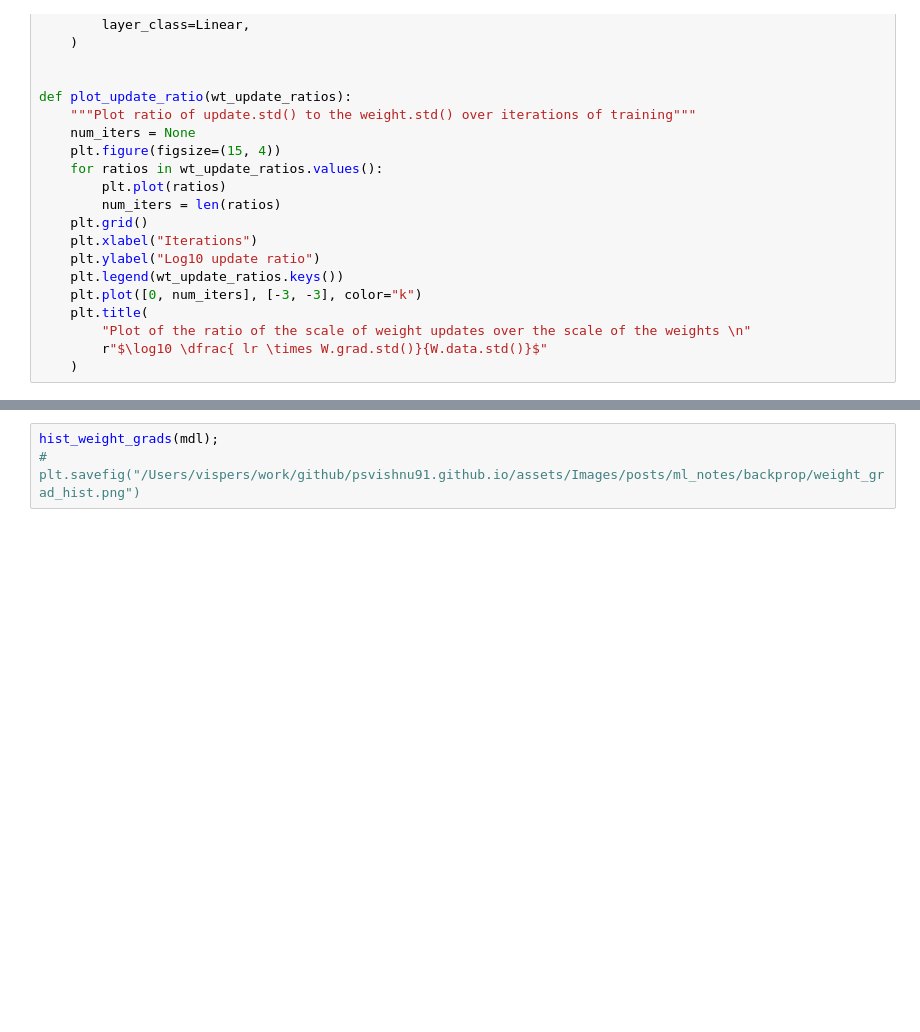
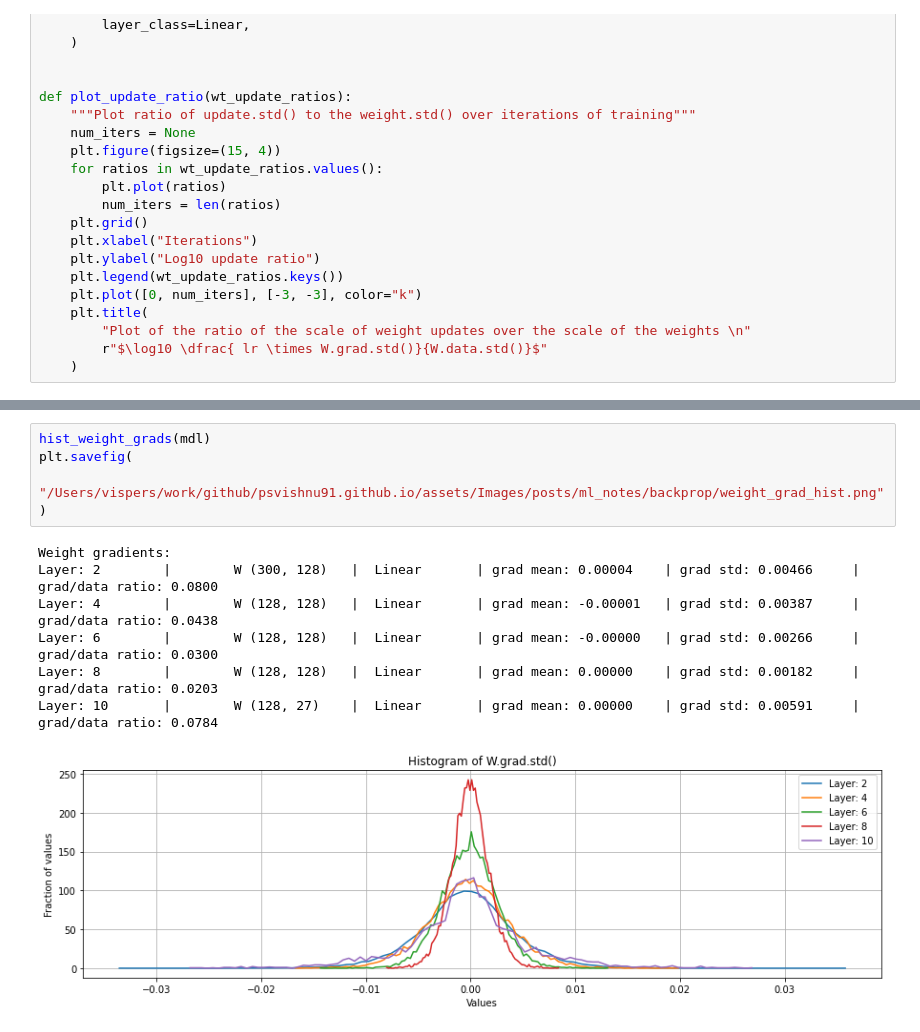
Before and after one commit to vispz/andrej_lectures, a Jupyter notebook: lecture-4-makemore-activation-grads.ipynb, the cells around one changed output, grey strips where cells are left out. Saved outputs shown, nothing was run; the diff lists cells and outputs as text; blank space fills up the shorter version.

```diff
--- a/lecture-4-makemore-activation-grads.ipynb
+++ b/lecture-4-makemore-activation-grads.ipynb
@@ -1130,5 +1183,15 @@ hist_actvn_grads(mdl);
 # %%
-hist_weight_grads(mdl);
-# plt.savefig("/Users/vispers/work/github/psvishnu91.github.io/assets/Images/posts/ml_notes/backprop/weight_grad_hist.png")
+hist_weight_grads(mdl)
+plt.savefig(
+    "/Users/vispers/work/github/psvishnu91.github.io/assets/Images/posts/ml_notes/backprop/weight_grad_hist.png"
+)
+# %% [output]
+Weight gradients:
+Layer: 2        |        W (300, 128)   |  Linear       | grad mean: 0.00004    | grad std: 0.00466     | grad/data ratio: 0.0800
+Layer: 4        |        W (128, 128)   |  Linear       | grad mean: -0.00001   | grad std: 0.00387     | grad/data ratio: 0.0438
+Layer: 6        |        W (128, 128)   |  Linear       | grad mean: -0.00000   | grad std: 0.00266     | grad/data ratio: 0.0300
+Layer: 8        |        W (128, 128)   |  Linear       | grad mean: 0.00000    | grad std: 0.00182     | grad/data ratio: 0.0203
+Layer: 10       |        W (128, 27)    |  Linear       | grad mean: 0.00000    | grad std: 0.00591     | grad/data ratio: 0.0784
+[figure, added]
 # %%
 plot_update_ratio(wt_update_ratios)
```
Also changed, not shown: parts of 32 cells of this notebook, 4 other files.
